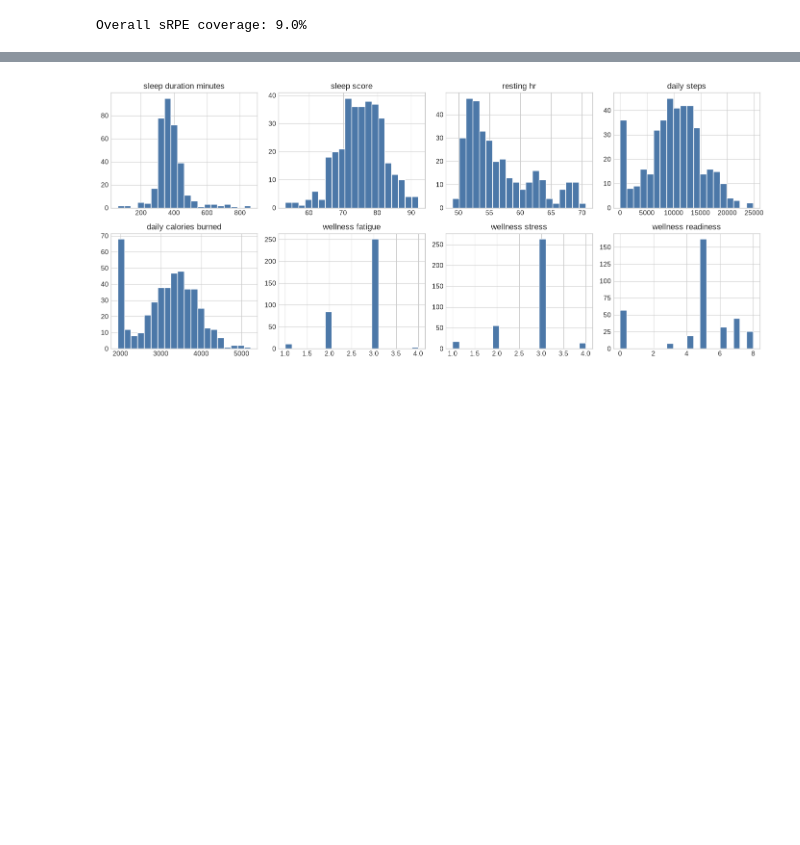
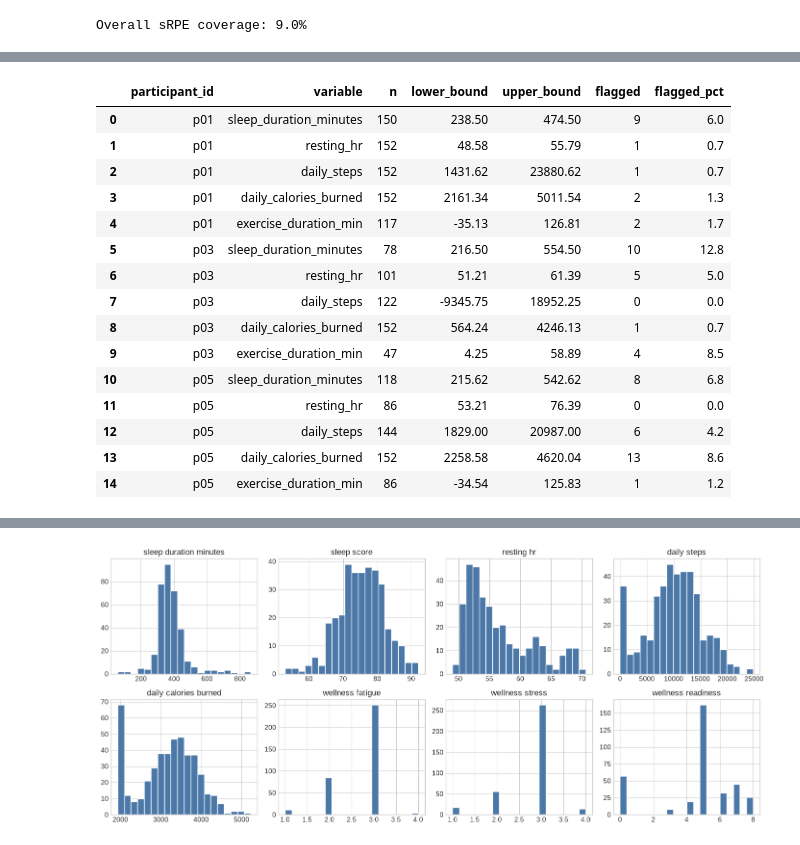
Before and after one commit to KarrayAziz/athlete-readiness-analysis, a Jupyter notebook: technical_test.ipynb, the cells around one changed output, grey strips where cells are left out. Drawn from its saved outputs; the diff is of its cells as text; code cells hidden in the pictures; blank space fills up the shorter version.

Commit message:
Add outlier diagnostics and document missing-value handling

```diff
--- a/technical_test.ipynb
+++ b/technical_test.ipynb
@@ -1218,0 +1234,55 @@ Overall sRPE coverage: 9.0%
+# %%
+outlier_columns = [
+    "sleep_duration_minutes",
+    "resting_hr",
+    "daily_steps",
+    "daily_calories_burned",
+    "exercise_duration_min",
+]
+
+outlier_rows = []
+
+for participant, frame in daily.groupby("participant_id"):
+    for column in outlier_columns:
+        values = frame[column].dropna()
+
+        if len(values) < 4:
+            continue
+
+        q1, q3 = values.quantile([0.25, 0.75])
+        iqr = q3 - q1
+        lower = q1 - 1.5 * iqr
+        upper = q3 + 1.5 * iqr
+
+        flagged = (values < lower) | (values > upper)
+
+        outlier_rows.append({
+            "participant_id": participant,
+            "variable": column,
+            "n": len(values),
+            "lower_bound": round(lower, 2),
+            "upper_bound": round(upper, 2),
+            "flagged": int(flagged.sum()),
+            "flagged_pct": round(100 * flagged.mean(), 1),
+        })
+
+outlier_summary = pd.DataFrame(outlier_rows)
+
+display(outlier_summary)
+# %% [output]
+|  | participant_id | variable | n | lower_bound | upper_bound | flagged | flagged_pct |
+| 0 | p01 | sleep_duration_minutes | 150 | 238.50 | 474.50 | 9 | 6.0 |
+| 1 | p01 | resting_hr | 152 | 48.58 | 55.79 | 1 | 0.7 |
+| 2 | p01 | daily_steps | 152 | 1431.62 | 23880.62 | 1 | 0.7 |
+| 3 | p01 | daily_calories_burned | 152 | 2161.34 | 5011.54 | 2 | 1.3 |
+| 4 | p01 | exercise_duration_min | 117 | -35.13 | 126.81 | 2 | 1.7 |
+| 5 | p03 | sleep_duration_minutes | 78 | 216.50 | 554.50 | 10 | 12.8 |
+| 6 | p03 | resting_hr | 101 | 51.21 | 61.39 | 5 | 5.0 |
+| 7 | p03 | daily_steps | 122 | -9345.75 | 18952.25 | 0 | 0.0 |
+| 8 | p03 | daily_calories_burned | 152 | 564.24 | 4246.13 | 1 | 0.7 |
+| 9 | p03 | exercise_duration_min | 47 | 4.25 | 58.89 | 4 | 8.5 |
+| 10 | p05 | sleep_duration_minutes | 118 | 215.62 | 542.62 | 8 | 6.8 |
+| 11 | p05 | resting_hr | 86 | 53.21 | 76.39 | 0 | 0.0 |
+| 12 | p05 | daily_steps | 144 | 1829.00 | 20987.00 | 6 | 4.2 |
+| 13 | p05 | daily_calories_burned | 152 | 2258.58 | 4620.04 | 13 | 8.6 |
+| 14 | p05 | exercise_duration_min | 86 | -34.54 | 125.83 | 1 | 1.2 |
```
Also changed, not shown: parts of 2 cells of this notebook.
